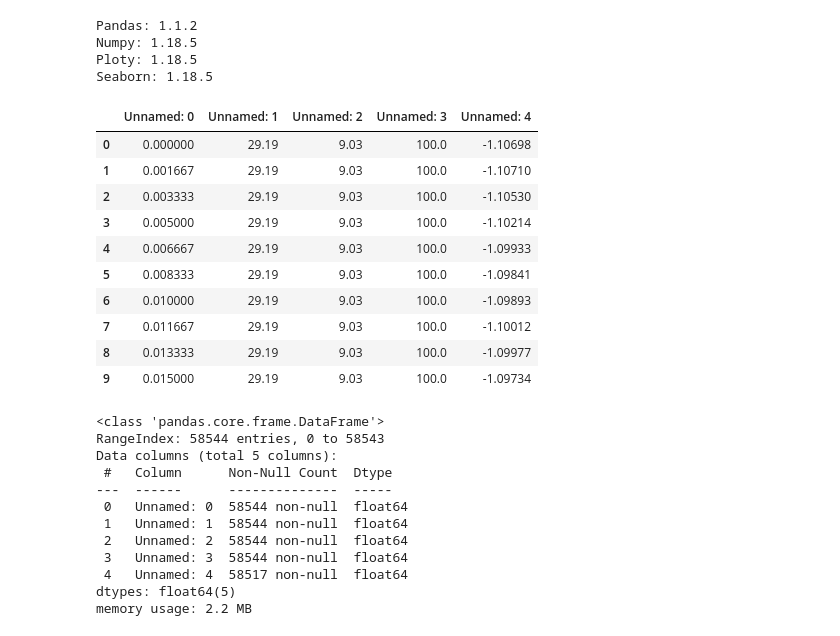
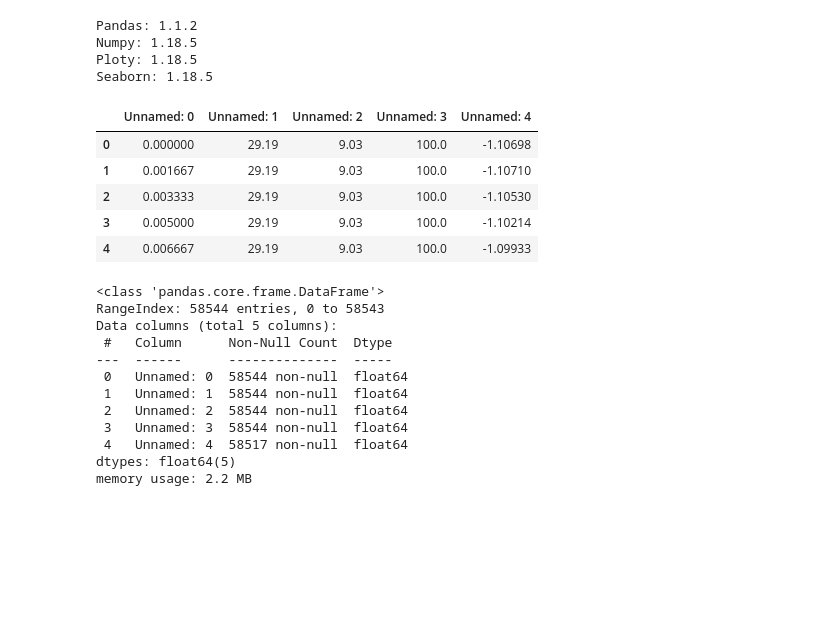
Before and after one commit to mietekdom/Data_Science-Material_Science_Engineering_Projects, a Jupyter notebook: TGA_visualisation/TGA_01ipynb.ipynb, the cells around one changed output. Drawn from its saved outputs; the diff is of its cells as text; code cells hidden in the pictures; blank space fills up the shorter version.

```diff
--- a/TGA_visualisation/TGA_01ipynb.ipynb
+++ b/TGA_visualisation/TGA_01ipynb.ipynb
@@ -20,19 +20,14 @@ Ploty: 1.18.5
 Seaborn: 1.18.5
 # %%
 df = pd.read_csv('./NZP_10_APP2_3282019_838 PM_to_DS.csv')
-df.head(10)
+df.head(5)
 # %% [output]
 |  | Unnamed: 0 | Unnamed: 1 | Unnamed: 2 | Unnamed: 3 | Unnamed: 4 |
 | 0 | 0.000000 | 29.19 | 9.03 | 100.0 | -1.10698 |
 | 1 | 0.001667 | 29.19 | 9.03 | 100.0 | -1.10710 |
 | 2 | 0.003333 | 29.19 | 9.03 | 100.0 | -1.10530 |
 | 3 | 0.005000 | 29.19 | 9.03 | 100.0 | -1.10214 |
 | 4 | 0.006667 | 29.19 | 9.03 | 100.0 | -1.09933 |
-| 5 | 0.008333 | 29.19 | 9.03 | 100.0 | -1.09841 |
-| 6 | 0.010000 | 29.19 | 9.03 | 100.0 | -1.09893 |
-| 7 | 0.011667 | 29.19 | 9.03 | 100.0 | -1.10012 |
-| 8 | 0.013333 | 29.19 | 9.03 | 100.0 | -1.09977 |
-| 9 | 0.015000 | 29.19 | 9.03 | 100.0 | -1.09734 |
 # %%
 df.info()
 # %% [output]
```
